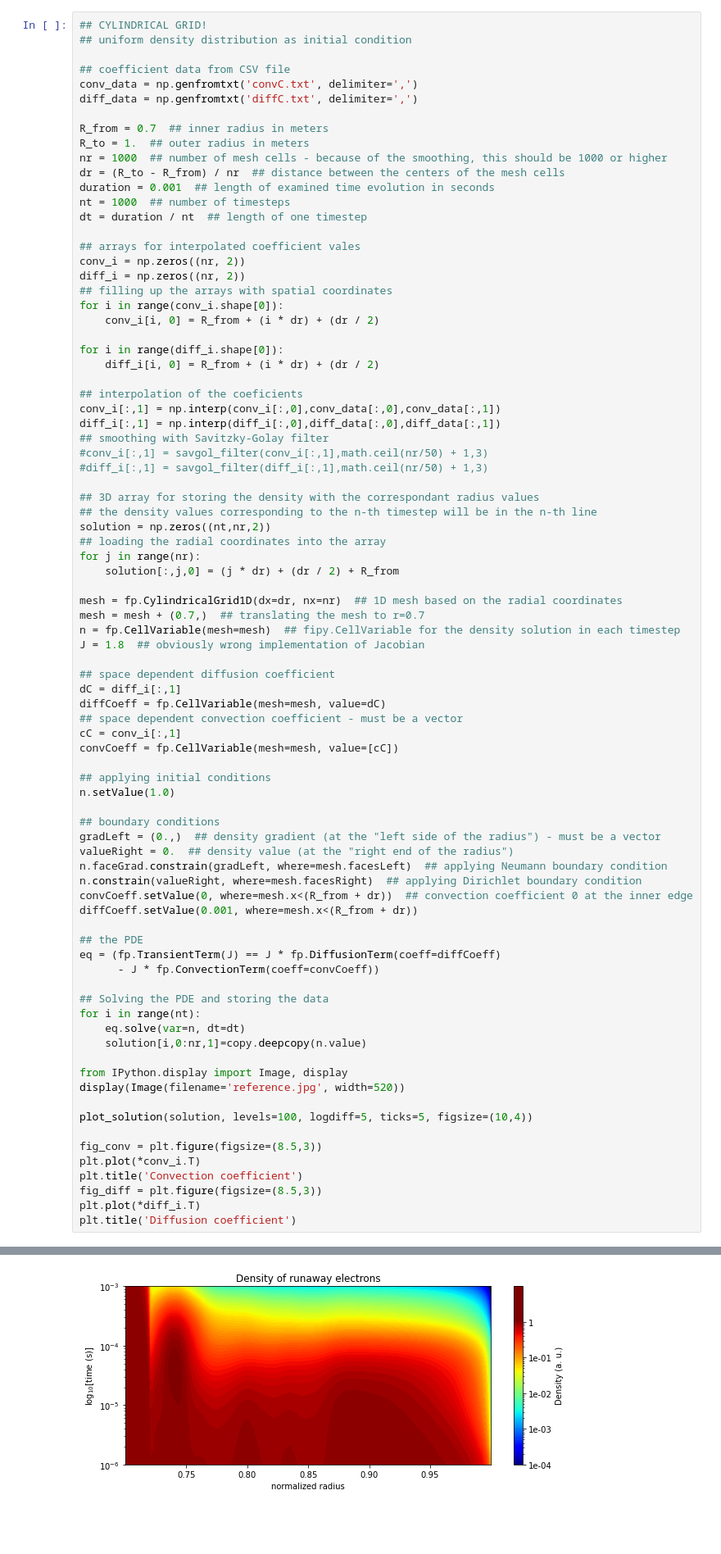
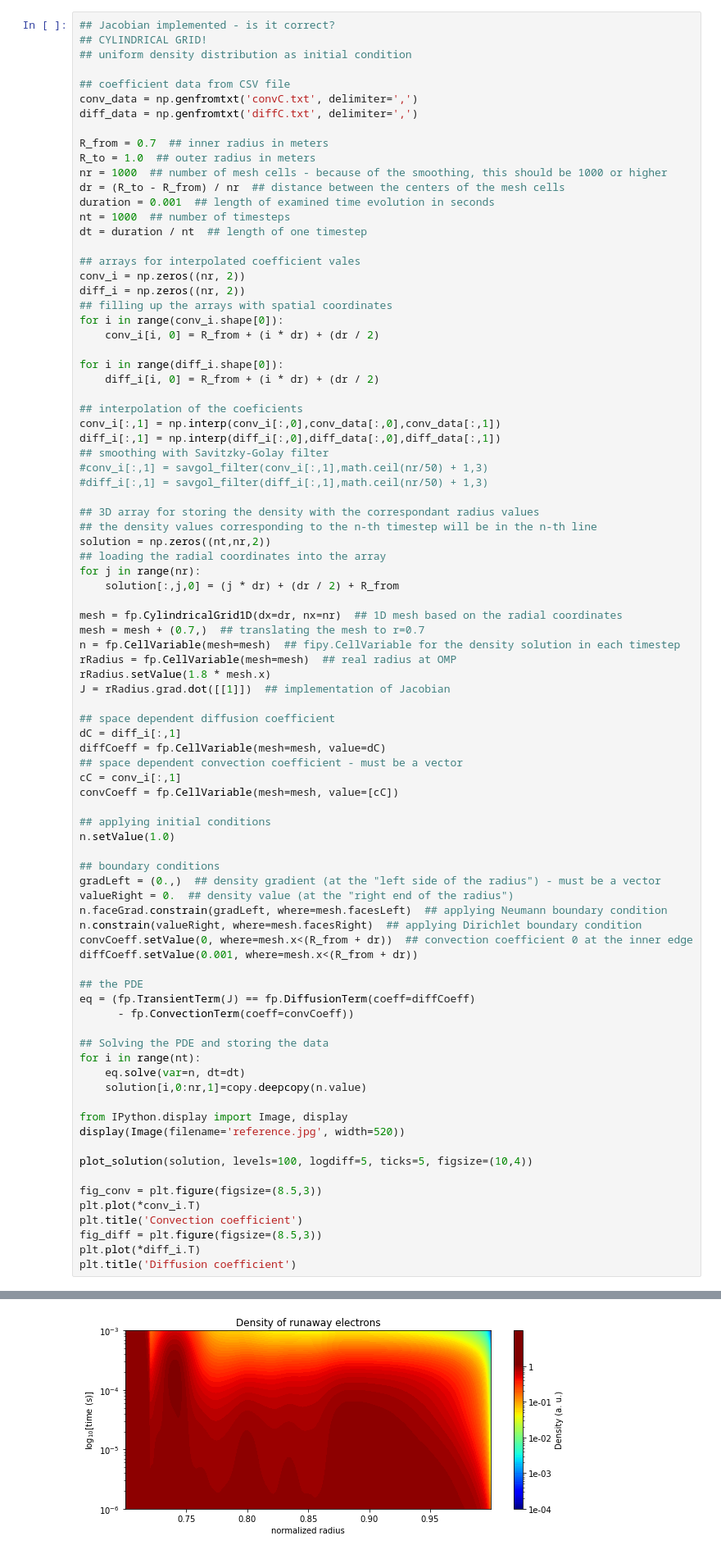
Before and after one commit to leferi99/szakdolgozat, a Jupyter notebook: main_Jacobian.ipynb, the cells around one changed output, grey strips where cells are left out. Shown at 82% size. Drawn from its saved outputs; the diff is of its cells as text; blank space fills up the shorter version.

```diff
--- a/main_Jacobian.ipynb
+++ b/main_Jacobian.ipynb
@@ -68,6 +67,7 @@ def plot_solution(solution_array,ticks=10,levels=300,logdiff=10,figsize=(8,7)):
     plt.title(r'Density of runaway electrons')
     return
 # %%
+## Jacobian implemented - is it correct?
 ## CYLINDRICAL GRID!
 ## uniform density distribution as initial condition
 
@@ -76,7 +76,7 @@ conv_data = np.genfromtxt('convC.txt', delimiter=',')
 diff_data = np.genfromtxt('diffC.txt', delimiter=',')
 
 R_from = 0.7  ## inner radius in meters
-R_to = 1.  ## outer radius in meters
+R_to = 1.0  ## outer radius in meters
 nr = 1000  ## number of mesh cells - because of the smoothing, this should be 1000 or higher
 dr = (R_to - R_from) / nr  ## distance between the centers of the mesh cells
 duration = 0.001  ## length of examined time evolution in seconds
@@ -110,7 +110,9 @@ for j in range(nr):
 mesh = fp.CylindricalGrid1D(dx=dr, nx=nr)  ## 1D mesh based on the radial coordinates
 mesh = mesh + (0.7,)  ## translating the mesh to r=0.7
 n = fp.CellVariable(mesh=mesh)  ## fipy.CellVariable for the density solution in each timestep
-J = 1.8  ## obviously wrong implementation of Jacobian
+rRadius = fp.CellVariable(mesh=mesh)  ## real radius at OMP
+rRadius.setValue(1.8 * mesh.x)
+J = rRadius.grad.dot([[1]])  ## implementation of Jacobian
 
 ## space dependent diffusion coefficient
 dC = diff_i[:,1]
@@ -124,35 +126,35 @@ n.setValue(1.0)
 
 ## boundary conditions
 gradLeft = (0.,)  ## density gradient (at the "left side of the radius") - must be a vector
 valueRight = 0.  ## density value (at the "right end of the radius")
 n.faceGrad.constrain(gradLeft, where=mesh.facesLeft)  ## applying Neumann boundary condition
 n.constrain(valueRight, where=mesh.facesRight)  ## applying Dirichlet boundary condition
 convCoeff.setValue(0, where=mesh.x<(R_from + dr))  ## convection coefficient 0 at the inner edge
 diffCoeff.setValue(0.001, where=mesh.x<(R_from + dr))
 
 ## the PDE
-eq = (fp.TransientTerm(J) == J * fp.DiffusionTerm(coeff=diffCoeff)
-      - J * fp.ConvectionTerm(coeff=convCoeff))
+eq = (fp.TransientTerm(J) == fp.DiffusionTerm(coeff=diffCoeff)
+      - fp.ConvectionTerm(coeff=convCoeff))
 
 ## Solving the PDE and storing the data
 for i in range(nt):
     eq.solve(var=n, dt=dt)
     solution[i,0:nr,1]=copy.deepcopy(n.value)
 
 from IPython.display import Image, display
 display(Image(filename='reference.jpg', width=520))
 
 plot_solution(solution, levels=100, logdiff=5, ticks=5, figsize=(10,4))
 
 fig_conv = plt.figure(figsize=(8.5,3))
 plt.plot(*conv_i.T)
 plt.title('Convection coefficient')
 fig_diff = plt.figure(figsize=(8.5,3))
 plt.plot(*diff_i.T)
 plt.title('Diffusion coefficient')
 # %% [output]
 [figure]
 Text(0.5, 1.0, 'Diffusion coefficient')
-[figure, old version]
+[figure, new version]
 [figure]
 [figure]
```
Also changed, not shown: parts of 3 cells of this notebook, 2 other files.
